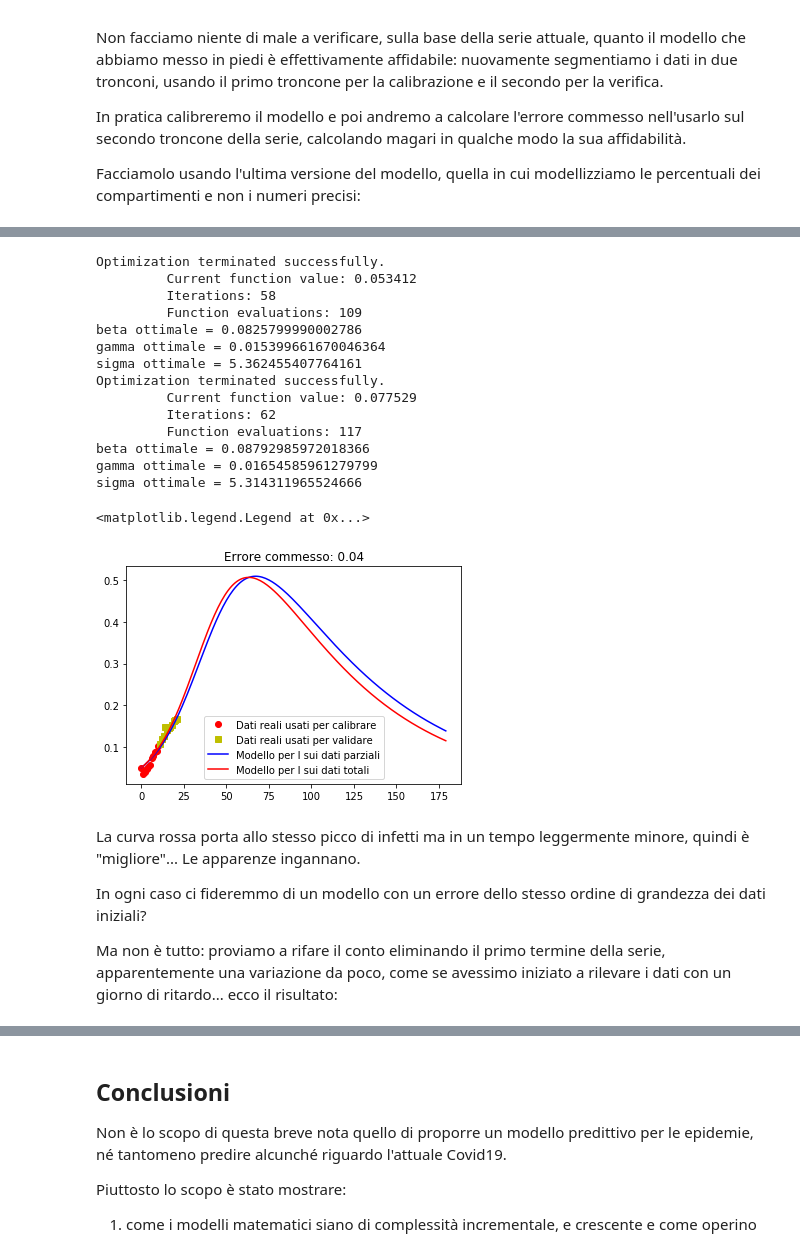
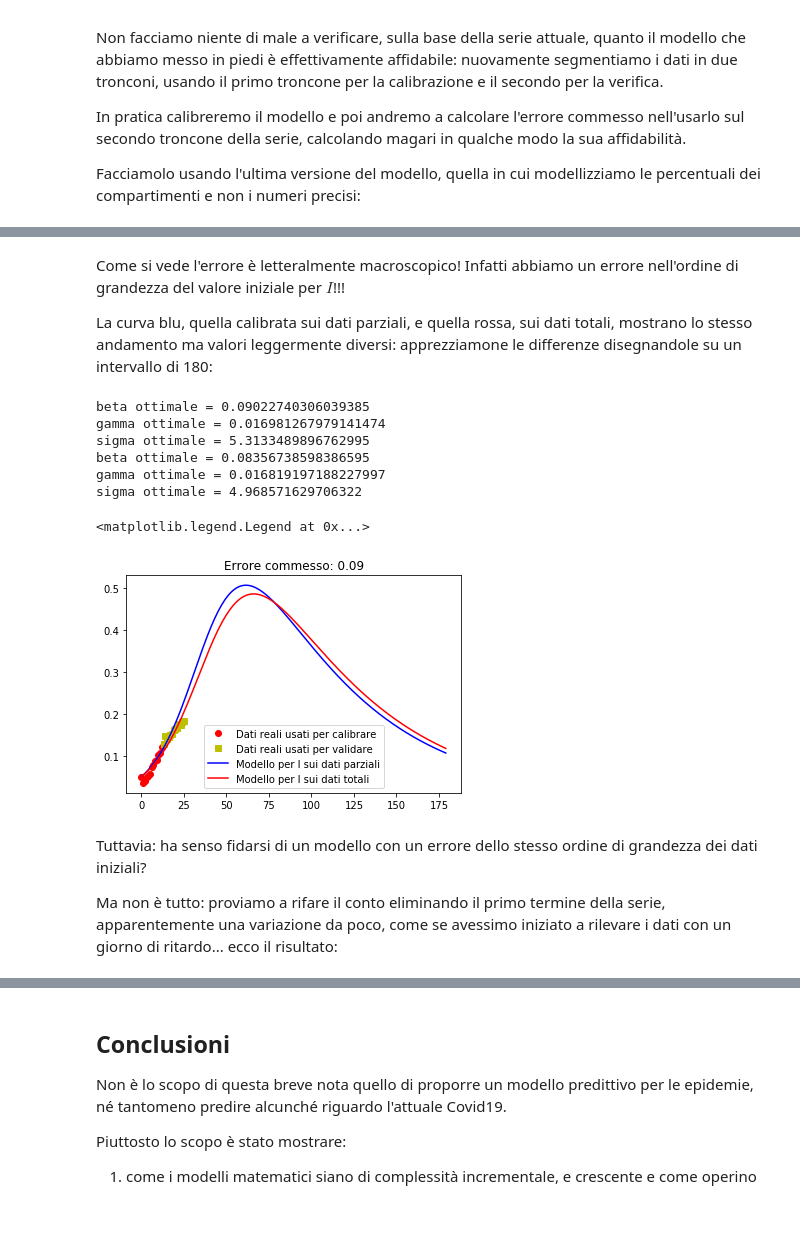
Before and after one commit to pcaressa/note-epidemie, a Jupyter notebook: epidemie.ipynb, the cells around one changed output, grey strips where cells are left out. Saved outputs shown, nothing was run; the diff lists cells and outputs as text; code cells hidden in the pictures; blank space fills up the shorter version.

```diff
--- a/epidemie.ipynb
+++ b/epidemie.ipynb
@@ -490,7 +492,7 @@ def SIR(N0, serie_I, serie_R, intervallo, verbose=True):
         return np.linalg.norm(y - serie_SIR)
 
     # Trova il valore ottimale di beta e gamma
-    valori_ottimali = fmin(modello, (1, 1))   # valori iniziali di beta e gamma = 1
+    valori_ottimali = fmin(modello, (1, 1), disp = False)   # valori iniziali di beta e gamma = 1
 
     if verbose:
         print("beta ottimale =", valori_ottimali[0])
@@ -770,52 +729,46 @@ Basterà far disegnare la curva su un intervallo di 180 giorni per vederlo:
+# %% [markdown]
+Come si vede l'errore è letteralmente macroscopico! Infatti abbiamo un errore nell'ordine di grandezza del valore iniziale per $I$!!!
+
+La curva blu, quella calibrata sui dati parziali, e quella rossa, sui dati totali, mostrano lo stesso andamento ma valori leggermente diversi: apprezziamone le differenze disegnandole su un intervallo di 180:
 # %%
 N0 = 1
 serie_I = np.array([misura["totale_attualmente_positivi"]/misura["tamponi"] for misura in DATA])
 serie_R = np.array([(misura["dimessi_guariti"] + misura["deceduti"])/misura["tamponi"] for misura in DATA])
 
 # I valori della serie di indici < limite sono quelli per calibrare, gli altri per verificare
 lunghezza = len(serie_I)
 limite = lunghezza // 2    # intero
 
 # Applichiamo il modello calibrandolo sui dati della prima parte della serie storica
 # e poi sui dati di tutta la serie
 intervallo = np.arange(180)
 y_parziale = SIR(N0, serie_I[:limite], serie_R[:limite], intervallo)
 y = SIR(N0, serie_I, serie_R, intervallo)
 
 ## Calcoliamo l'errore commesso sui dati della seconda parte della serie storica
 #errore = np.linalg.norm(y[limite:lunghezza, 1] - serie_I[limite:lunghezza])
 
 # Calcoliamo l'errore commesso sui tutti i dati della serie storica
-errore = np.linalg.norm(y_parziale[:limite, 1] - serie_I[:limite])
+errore = np.linalg.norm(y_parziale[:lunghezza, 1] - serie_I)
 
 # Ora disegna un grafico di come la curva calibrata approssima i dati
 plt.plot(intervallo[:limite], serie_I[:limite], 'ro', label="Dati reali usati per calibrare")
 plt.plot(intervallo[limite:lunghezza], serie_I[limite:lunghezza], 'ys', label="Dati reali usati per validare")
 plt.plot(intervallo, y_parziale[:,1], "b", label="Modello per I sui dati parziali")
 plt.plot(intervallo, y[:,1], "r", label="Modello per I sui dati totali")
 plt.title(f"Errore commesso: {errore:.2f}")
 plt.legend()
 # %% [output]
-Optimization terminated successfully.
-         Current function value: 0.053412
-         Iterations: 58
-         Function evaluations: 109
-beta ottimale = 0.0825799990002786
-gamma ottimale = 0.015399661670046364
-sigma ottimale = 5.362455407764161
-Optimization terminated successfully.
-         Current function value: 0.077529
-         Iterations: 62
-         Function evaluations: 117
-beta ottimale = 0.08792985972018366
-gamma ottimale = 0.01654585961279799
-sigma ottimale = 5.314311965524666
+beta ottimale = 0.09022740306039385
+gamma ottimale = 0.016981267979141474
+sigma ottimale = 5.3133489896762995
+beta ottimale = 0.08356738598386595
+gamma ottimale = 0.016819197188227997
+sigma ottimale = 4.968571629706322
 <matplotlib.legend.Legend at 0x...>
-[figure, old version]
+[figure, new version]
 # %% [markdown]
-La curva rossa porta allo stesso picco di infetti ma in un tempo leggermente minore, quindi è "migliore"... Le apparenze ingannano.
-
-In ogni caso ci fideremmo di un modello con un errore dello stesso ordine di grandezza dei dati iniziali?
+Tuttavia: ha senso fidarsi di un modello con un errore dello stesso ordine di grandezza dei dati iniziali?
 
 Ma non è tutto: proviamo a rifare il conto eliminando il primo termine della serie, apparentemente una variazione da poco, come se avessimo iniziato a rilevare i dati con un giorno di ritardo... ecco il risultato:
 # %%
```
Also changed, not shown: parts of 11 cells of this notebook.
